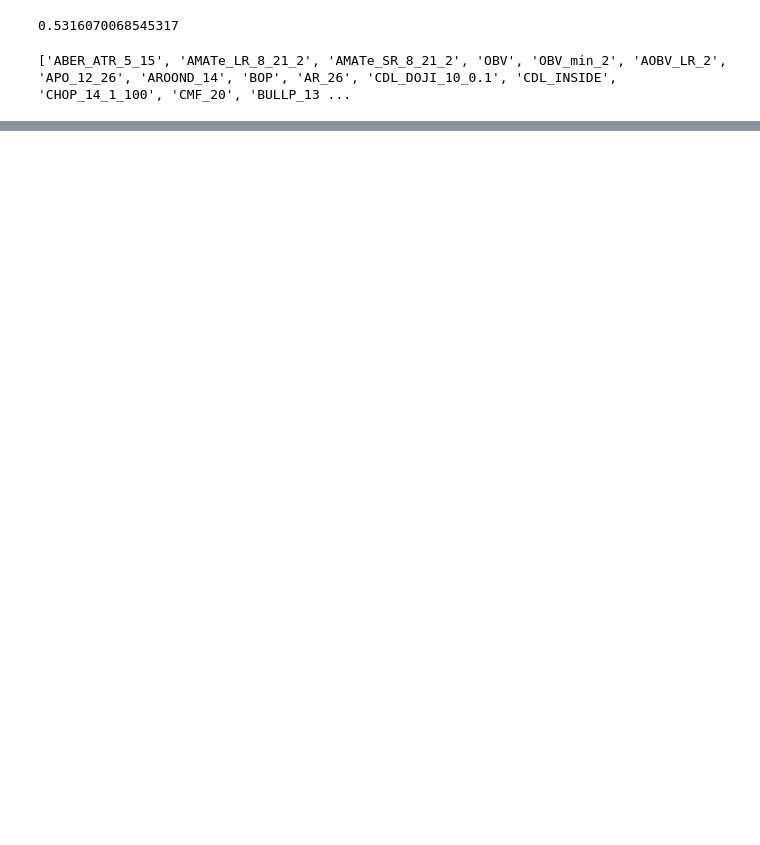
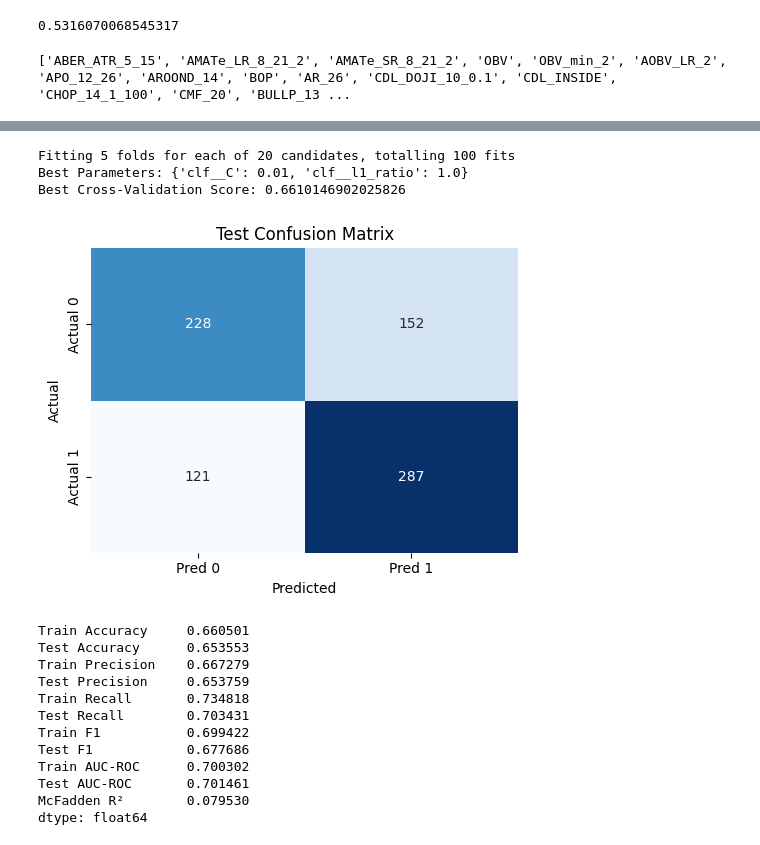
Before and after one commit to mahajanh19/Portfolio, a Jupyter notebook: INDA-CRISP/pytrigger_TI_ML.ipynb, the cells around one changed output, grey strips where cells are left out. Drawn from its saved outputs; the diff is of its cells as text; code cells hidden in the pictures; blank space fills up the shorter version.

```diff
--- a/INDA-CRISP/pytrigger_TI_ML.ipynb
+++ b/INDA-CRISP/pytrigger_TI_ML.ipynb
@@ -135,7 +147,7 @@ print(FS)
 # %%
 ### Classification Model 1: Using selected features
 X_train_FS =X_train[FS]
-X_test_FS =X_train[FS]
+X_test_FS =X_test[FS]
 # %%
 for col in X_train_FS.columns:
     if X_train_FS[col].nunique(dropna=False) == 2:
@@ -162,0 +201,59 @@ memory usage: 340.8 KB
+# %%
+# Pipeline: Scaling + Logistic Regression (with Elastic Net)
+pipeline = Pipeline([
+    ('scaler', StandardScaler()),  # standardize inputs
+    ('clf', LogisticRegression(penalty='elasticnet', solver='saga', max_iter=5000))
+])
+
+# Hyperparameter grid
+param_grid = {
+    'clf__C': [0.01, 0.1, 1, 10],                # Regularization strength (lower is stronger)
+    'clf__l1_ratio': [0.0, 0.25, 0.5, 0.75, 1.0]  # Elastic Net mixing: 0 = Ridge, 1 = Lasso
+}
+
+# Grid Search with 5-fold CV
+grid_search = GridSearchCV(
+    pipeline,
+    param_grid,
+    cv=5,
+    scoring='accuracy',
+    n_jobs=1,
+    verbose=1
+)
+grid_search.fit(X_train_FS, Y_train)
+print("Best Parameters:", grid_search.best_params_)
+print("Best Cross-Validation Score:", grid_search.best_score_)
+# %% [output]
+Fitting 5 folds for each of 20 candidates, totalling 100 fits
+Best Parameters: {'clf__C': 0.01, 'clf__l1_ratio': 1.0}
+Best Cross-Validation Score: 0.6610146902025826
+# %%
+best_model = grid_search.best_estimator_
+
+y_train_pred = best_model.predict(X_train_FS)
+y_test_pred = best_model.predict(X_test_FS)
+y_train_prob = best_model.predict_proba(X_train_FS)[:, 1]
+y_test_prob = best_model.predict_proba(X_test_FS)[:, 1]
+# %%
+
+# Evaluate
+metrics = evaluate_classification(
+    Y_train, y_train_pred, y_train_prob,
+    Y_test, y_test_pred, y_test_prob,
+    show_confusion_heatmap=True
+)
+print(metrics)
+# %% [output]
+[figure, added]
+Train Accuracy     0.660501
+Test Accuracy      0.653553
+Train Precision    0.667279
+Test Precision     0.653759
+Train Recall       0.734818
+Test Recall        0.703431
+Train F1           0.699422
+Test F1            0.677686
+Train AUC-ROC      0.700302
+Test AUC-ROC       0.701461
+McFadden R²        0.079530
+dtype: float64
```
Also changed, not shown: parts of 5 cells of this notebook.
